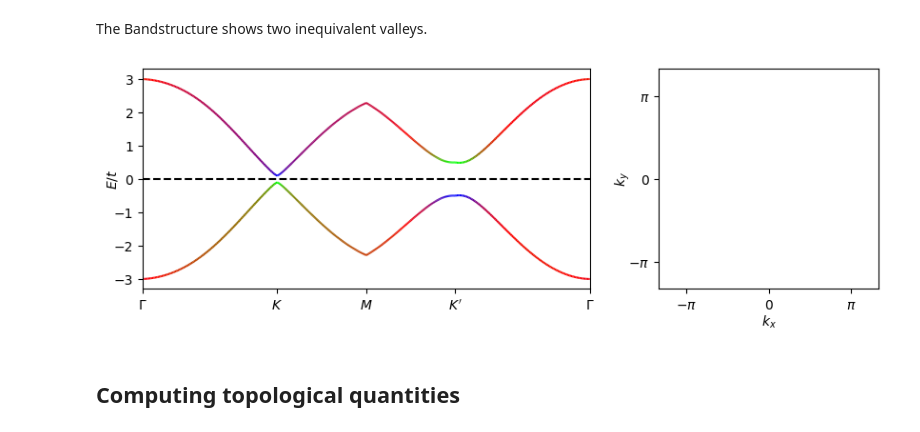
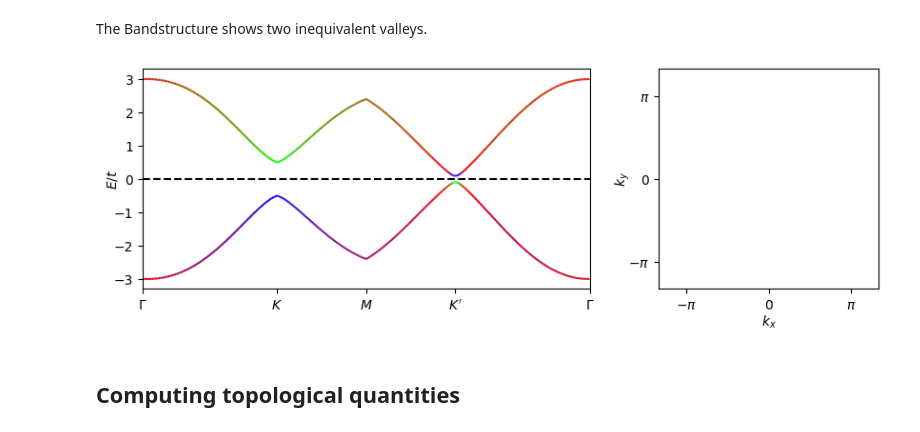
Before and after one commit to valeeb/blochK, a Jupyter notebook: tutorials/topology.ipynb, the cells around one changed output. Cells and saved outputs as stored; diff of their text form; code cells hidden in the pictures.

```diff
--- a/tutorials/topology.ipynb
+++ b/tutorials/topology.ipynb
@@ -57,17 +59,17 @@ Haldane.BZ.set_points({
 # %% [markdown]
 The Bandstructure shows two inequivalent valleys.
 # %%
-#Haldane model is topological for t2>sqrt(3)*m
-Haldane.update_params(dict(t2=0.2/(3**0.5)*1.5,m=0.2))
+#Haldane model is topological for |t2|>sqrt(3)*m
+Haldane.update_params(dict(t2=-0.2/(3**0.5)*1.5,m=0.2))
 
 fig, [ax,ax1] = plt.subplots(1,2,gridspec_kw={'width_ratios': [2,1]},figsize=(10,3))
 labels = ['\Gamma',"K",'M',"K'",'\Gamma']
 coloring_operator = Haldane.operator.sublattice
 
 plot_bandstruc(ax,Haldane,labels_points_path=labels,coloring_operator=coloring_operator)
 plot_FS(ax1,Haldane,coloring_operator=coloring_operator,kmesh='BZ')
 # %% [output]
-[figure, old version]
+[figure, new version]
 # %% [markdown]
 ## Computing topological quantities
 # %% [markdown]
```
Also changed, not shown: parts of 7 cells of this notebook, 4 other files.
